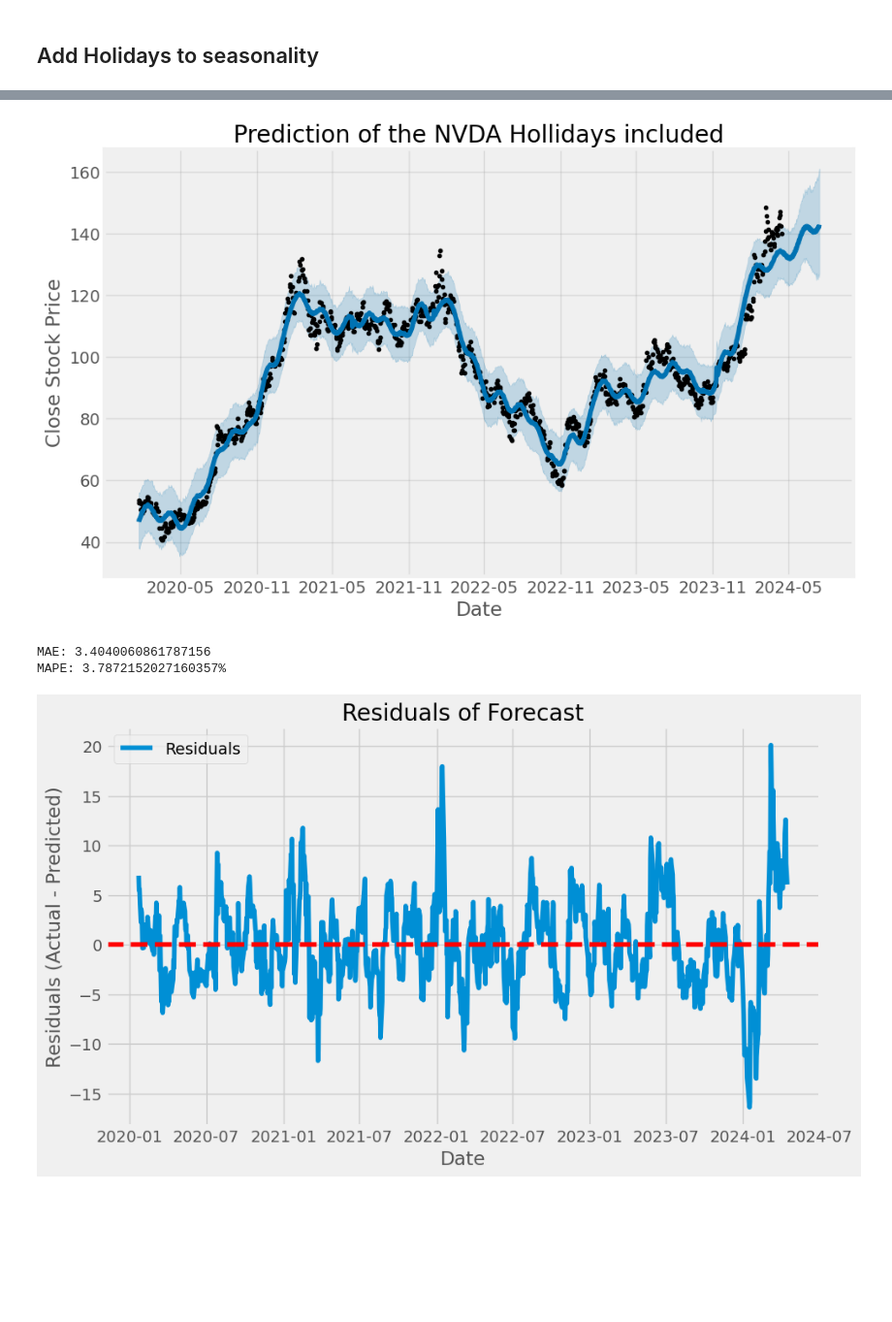
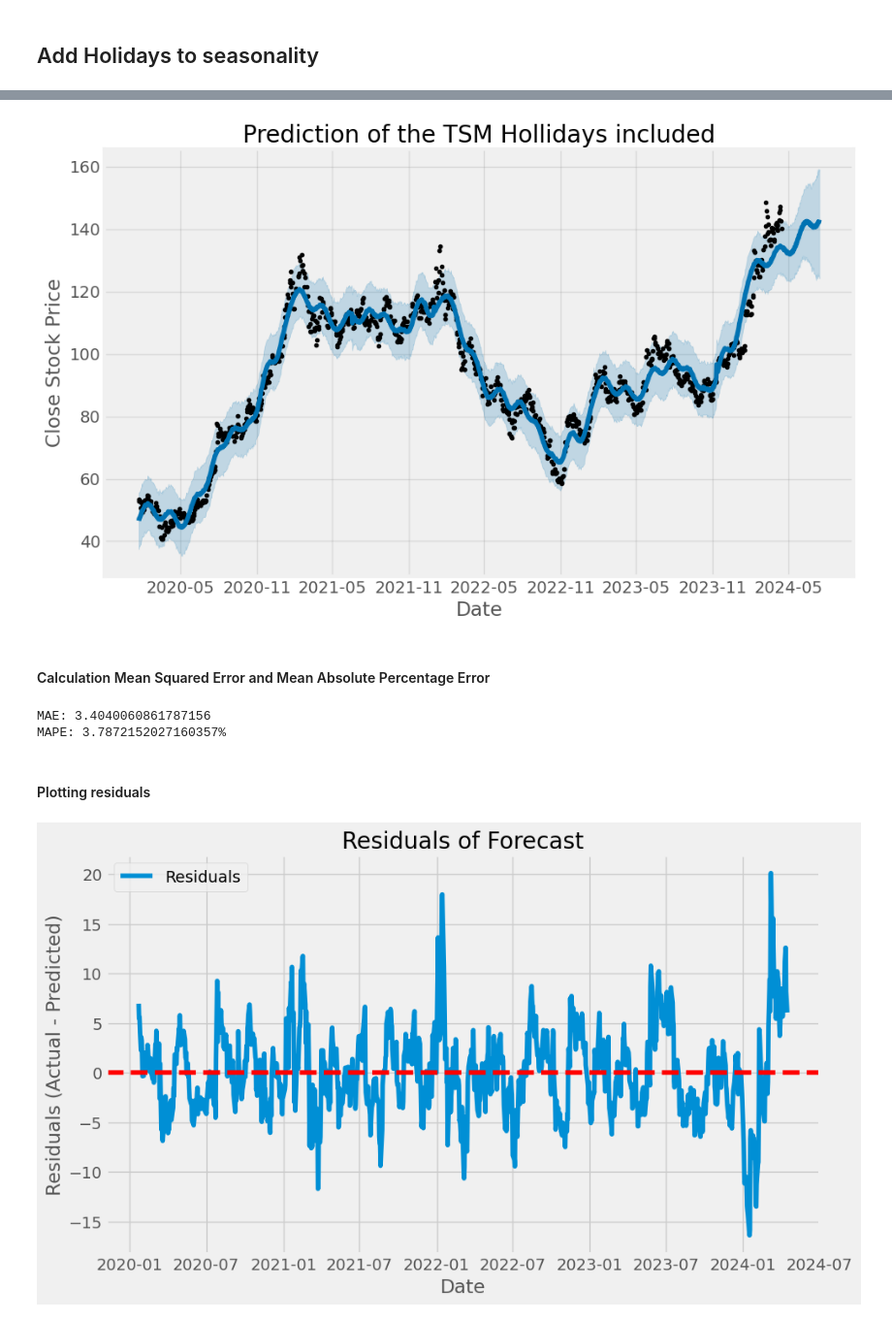
Before and after one commit to Gv1as/Time_series_analysis_tech_stocks, a Jupyter notebook: Notebooks/tsm_prophet.ipynb, the cells around one changed output, grey strips where cells are left out. Shown at 97% size. Cells and saved outputs as stored; diff of their text form; code cells hidden in the pictures; blank space fills up the shorter version.

```diff
--- a/tsm_prophet.ipynb
+++ b/Notebooks/tsm_prophet.ipynb
@@ -371,12 +409,14 @@ future = m.make_future_dataframe(periods=90)
 forecast = m.predict(future)
 # %%
 m.plot(forecast)
-plt.title("Prediction of the NVDA Hollidays included")
+plt.title("Prediction of the TSM Hollidays included")
 plt.xlabel("Date")
 plt.ylabel("Close Stock Price")
 plt.show()
 # %% [output]
-[figure, old version]
+[figure, new version]
+# %% [markdown]
+#### Calculation Mean Squared Error and Mean Absolute Percentage Error
 # %%
 merged_data_hol = forecast[['ds', 'yhat']].merge(tsm_prophet_2020, on='ds')
 merged_data_hol['residuals'] = merged_data_hol['y'] - merged_data_hol['yhat']
@@ -391,6 +431,8 @@ print(f"MAPE: {mape_hol}%")
 # %% [output]
 MAE: 3.4040060861787156
 MAPE: 3.7872152027160357%
+# %% [markdown]
+#### Plotting residuals
 # %%
 plt.figure(figsize=(10, 6))
 plt.plot(merged_data_hol['ds'], merged_data_hol['residuals'], label='Residuals')
```
Also changed, not shown: parts of 37 cells of this notebook, 16 other files.
